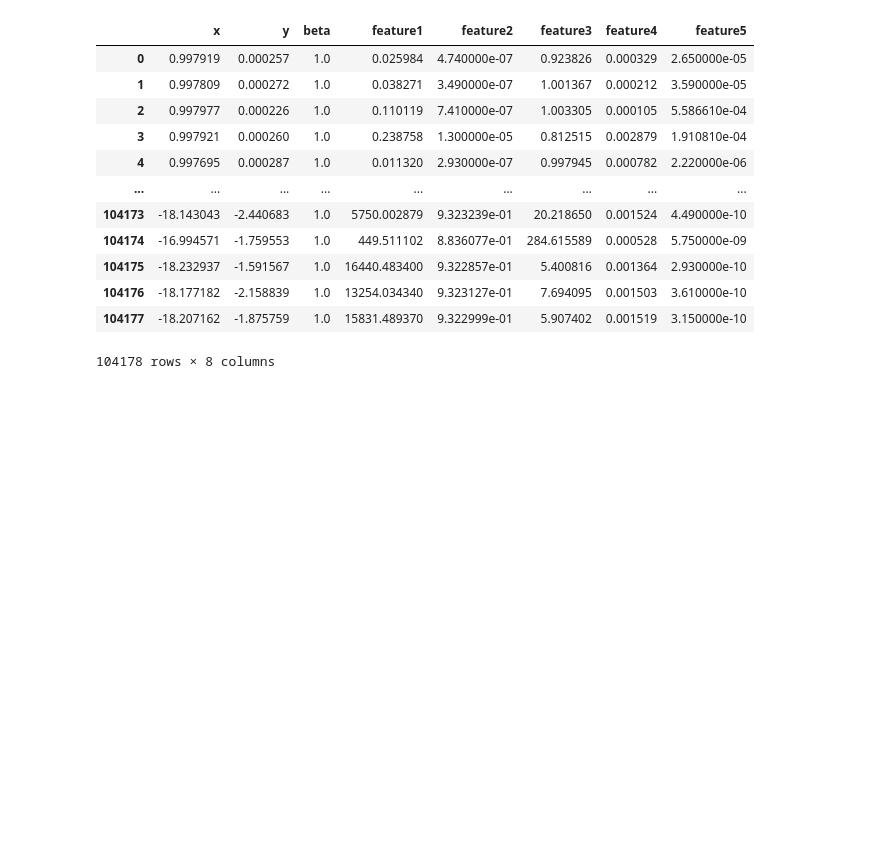
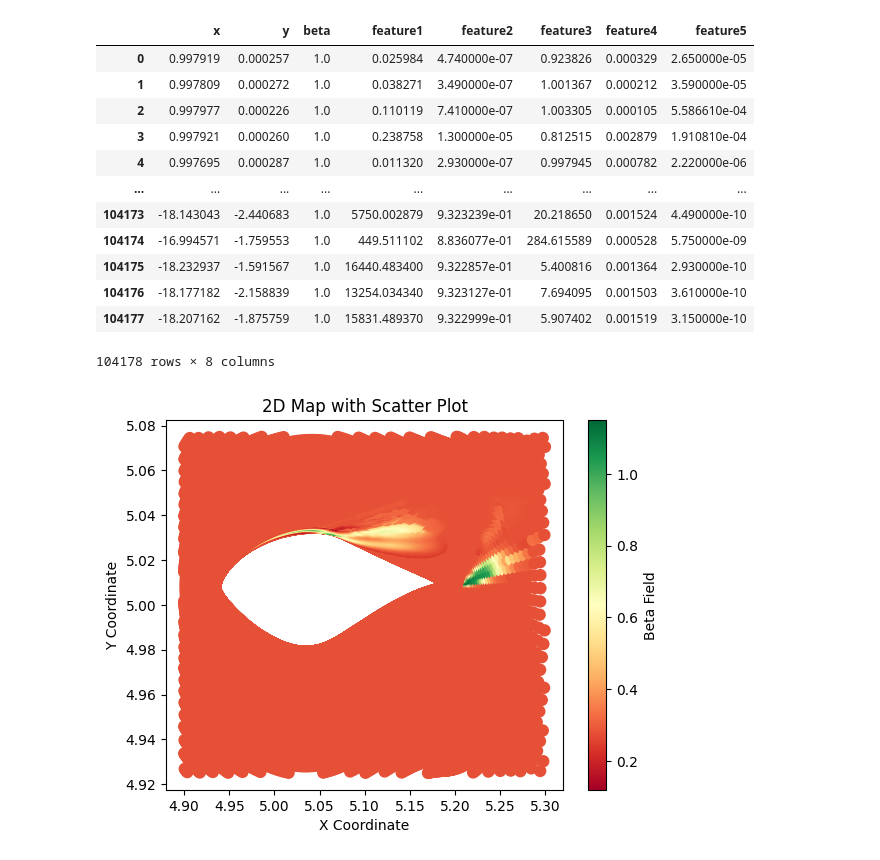
Before and after one commit to sudeepmenon17/PytorchforNN, a Jupyter notebook: NN_for_separated_flows_over_airfoils.ipynb, the cells around one changed output. Drawn from its saved outputs; the diff is of its cells as text; code cells hidden in the pictures; blank space fills up the shorter version.

```diff
--- a/NN_for_separated_flows_over_airfoils.ipynb
+++ b/NN_for_separated_flows_over_airfoils.ipynb
@@ -69,58 +69,61 @@ df
 # %%
 
 
-# # Visualize beta field for Airfoil S809, Re = 2e6, alpha = 14.2deg
+# Visualize beta field for Airfoil S809, Re = 2e6, alpha = 14.2deg
 
-# xc = np.array(df['x'])
-# yc = np.array(df['y'])
-# b = np.array(df['beta'])
+xc = np.array(df['x'])
+yc = np.array(df['y'])
+b = np.array(df['beta'])
 
-# # Normalize x and y coordinates
-# min_range = -5.0
-# max_range = 5.0
-# xc = (xc - np.min(xc)) * (max_range - min_range) / (np.max(xc) - np.min(xc))
-# yc = (yc - np.min(yc)) * (max_range - min_range) / (np.max(yc) - np.min(yc))
+# Normalize x and y coordinates
+min_range = -5.0
+max_range = 5.0
+xc = (xc - np.min(xc)) * (max_range - min_range) / (np.max(xc) - np.min(xc))
+yc = (yc - np.min(yc)) * (max_range - min_range) / (np.max(yc) - np.min(yc))
 
-# # Normalize beta field
-# bmin = 0.12
-# bmax = 1.15
-# b = bmin +  (b - np.min(b)) * (bmax- bmin) / (np.max(b) - np.min(b))
+# Normalize beta field
+bmin = 0.12
+bmax = 1.15
+b = bmin +  (b - np.min(b)) * (bmax- bmin) / (np.max(b) - np.min(b))
 
-# nx = []
-# ny = []
-# nb = []
-# # Filter data for the specified range of coordinates
-# for i in range(len(xc)):
-#   if xc[i]>=4.9 and xc[i]<=5.3:
-#     if yc[i]>=4.925 and yc[i]<=5.075:
-#       nx.append(xc[i])
-#       ny.append(yc[i])
-#       nb.append(b[i])
+nx = []
+ny = []
+nb = []
+# Filter data for the specified range of coordinates
+for i in range(len(xc)):
+  if xc[i]>=4.9 and xc[i]<=5.3:
+    if yc[i]>=4.925 and yc[i]<=5.075:
+      nx.append(xc[i])
+      ny.append(yc[i])
+      nb.append(b[i])
 
-# # # Create a 2D heatmap
-# # plt.hexbin(nx, ny, C=nb, gridsize=5000, cmap=plt.cm.YlOrRd_r)
-# # plt.colorbar(label='Field Value')
-# # plt.xlabel('X Coordinate')
-# # plt.ylabel('Y Coordinate')
-# # plt.title('Field Visualization')
-# # plt.show()
+# # Create a 2D heatmap
+# plt.hexbin(nx, ny, C=nb, gridsize=5000, cmap=plt.cm.YlOrRd_r)
+# plt.colorbar(label='Field Value')
+# plt.xlabel('X Coordinate')
+# plt.ylabel('Y Coordinate')
+# plt.title('Field Visualization')
+# plt.show()
 
 
-# # Create a scatter plot
-# plt.scatter(nx, ny, c=nb,  cmap= 'RdYlGn',alpha=1, marker='.',s=250)
-# plt.colorbar(label='Beta Field')
+# Create a scatter plot
+plt.scatter(nx, ny, c=nb,  cmap= 'RdYlGn',alpha=1, marker='.',s=250)
+plt.colorbar(label='Beta Field')
+plt.xlabel('X Coordinate')
+plt.ylabel('Y Coordinate')
+plt.title('2D Map with Scatter Plot')
+plt.show()
+
+len(nx)
+# X, Y = np.meshgrid(nx, ny)
+
+# # Create a contour plot
+# plt.figure()
+# contour = plt.contour(X, Y, nb, cmap='viridis')
+# plt.colorbar(contour, label='Data Value')
 # plt.xlabel('X Coordinate')
 # plt.ylabel('Y Coordinate')
-# plt.title('2D Map with Scatter Plot')
+# plt.title('Contour Plot')
 # plt.show()
-
-# # X, Y = np.meshgrid(nx, ny)
-
-# # # Create a contour plot
-# # plt.figure()
-# # contour = plt.contour(X, Y, nb, cmap='viridis')
-# # plt.colorbar(contour, label='Data Value')
-# # plt.xlabel('X Coordinate')
-# # plt.ylabel('Y Coordinate')
-# # plt.title('Contour Plot')
-# # plt.show()
+# %% [output]
+[figure, added]
```
Also changed, not shown: parts of 12 cells of this notebook.
